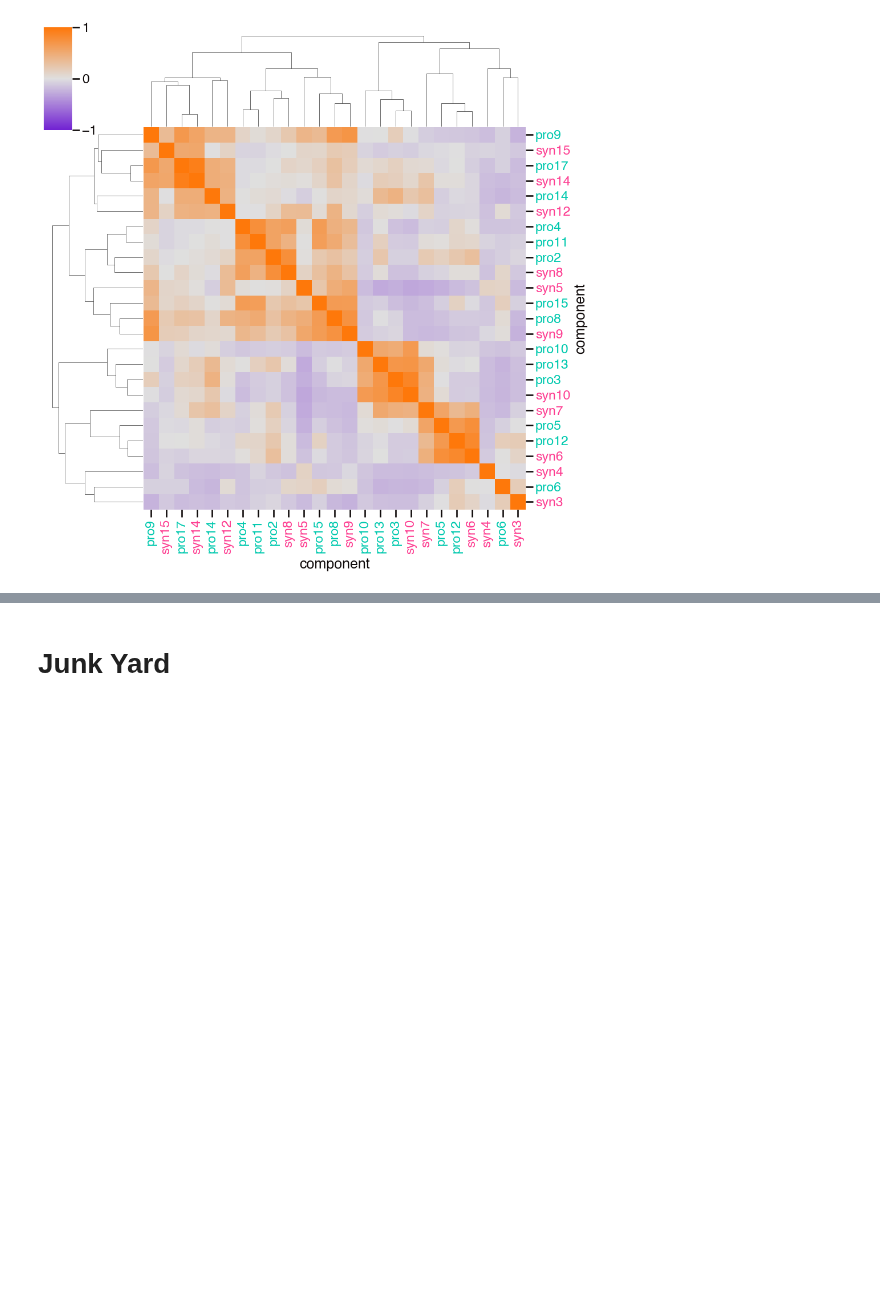
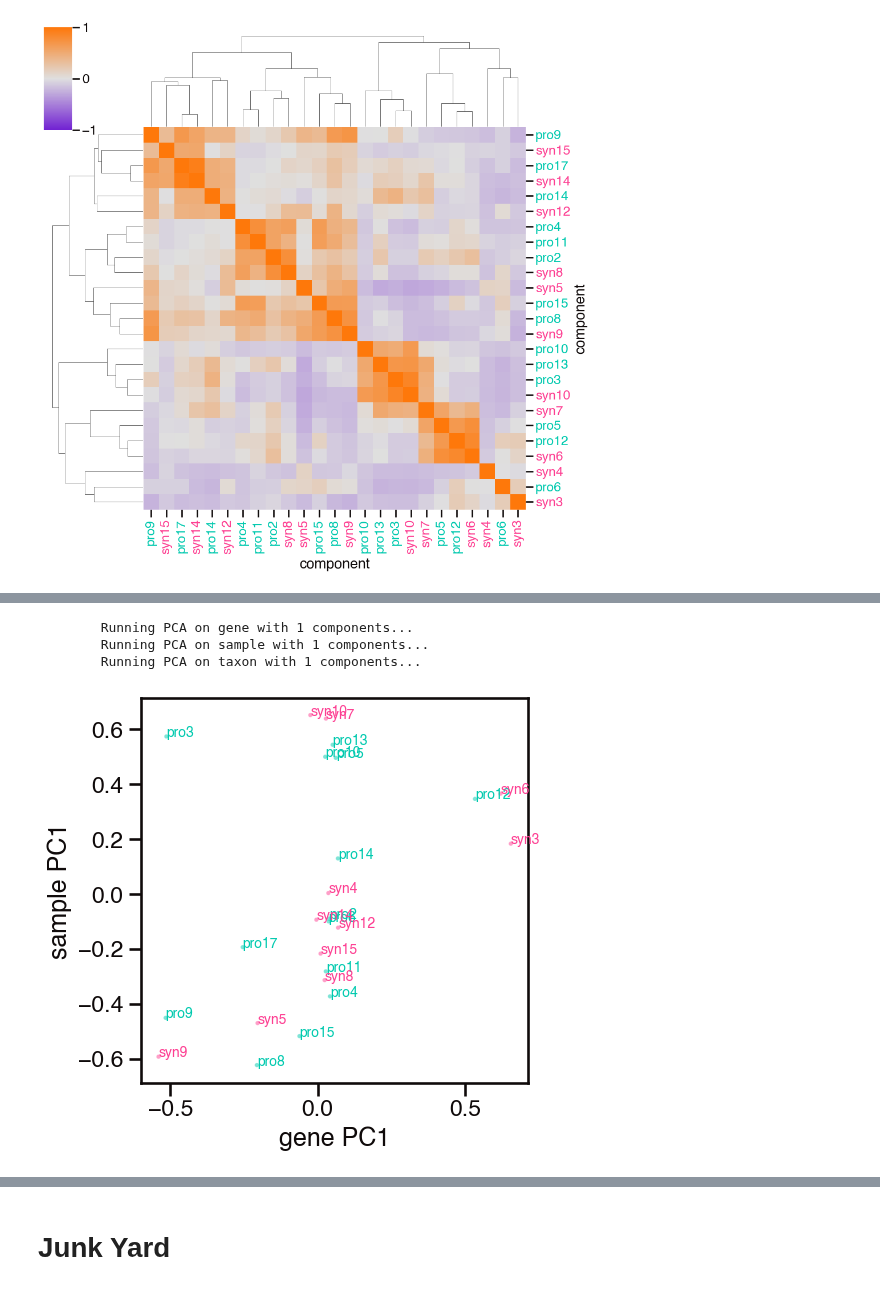
Before and after one commit to blasks/barnacle-manuscript, a Jupyter notebook: figures/6-clusters/cluster-correlation.ipynb, the cells around one changed output, grey strips where cells are left out. Saved outputs shown, nothing was run; the diff lists cells and outputs as text; code cells hidden in the pictures; blank space fills up the shorter version.

```diff
--- a/figures/6-clusters/cluster-correlation.ipynb
+++ b/figures/6-clusters/cluster-correlation.ipynb
@@ -454,0 +463,13 @@ g.savefig('combo-pro-syn-sampleweights-heatmap.png')
+# %%
+# make joint component weight dfs for each axis
+
+joint_geneweights_df = pd.merge(
+    pro_gene_df, syn_gene_df, left_index=True, right_index=True, how='outer').fillna(0)
+
+joint_sampleweights_df = pd.merge(
+    pro_sample_df, syn_sample_df, left_index=True, right_index=True, how='outer').fillna(0)
+
+joint_taxonweights_df = pd.merge(
+    pro_taxon_df, syn_taxon_df, left_index=True, right_index=True, how='outer').fillna(0)
+
+joint_taxonweights_df
@@ -454,0 +489,55 @@ g.savefig('combo-pro-syn-sampleweights-heatmap.png')
+# %%
+# run PCA on each component weight matrix
+
+# parameters
+n_components = 1
+seed = 9481
+stat = 'MeanWeight'
+threshold = 0.5
+
+embedding_df = pd.DataFrame()
+for var in ['gene', 'sample', 'taxon']:
+
+    # select input df
+    input_df = {
+        'gene': joint_geneweights_df,
+        'sample': joint_sampleweights_df,
+        'taxon': joint_taxonweights_df
+    }[var]
+    input_df = input_df.T
+
+    # run PCA
+    print('\tRunning PCA on {} with {} components...'.format(var, n_components))
+    pca_model = PCA(n_components=n_components, random_state=seed)
+    embedding = pca_model.fit_transform(input_df)
+
+    # add in metadata for each metabolite
+    result_df = pd.DataFrame(embedding, index=input_df.index, columns=[f"{var} PC1"])
+    if len(embedding_df) == 0:
+        embedding_df = result_df
+    else:
+        embedding_df = pd.merge(embedding_df, result_df, left_index=True, right_index=True, how='left')
+
+# map cyano info on df
+embedding_df = embedding_df.reset_index()
+embedding_df['genus'] = ['Prochlorococcus' if c in pro_clusters \
+                         else 'Synechococcus' for c in embedding_df.component]
+
+# make plot
+x = 'gene PC1'
+y = 'sample PC1'
+fig, ax = plt.subplot(figsize=[5, 5])
+sns.scatterplot(data=embedding_df, x=x, y=y, hue='genus', palette=[sns.color_palette()[i] for i in [2, 3]],
+                alpha=0.5, s=10, ax=ax, legend=False)
+# ax.legend(loc='center left', bbox_to_anchor=[1, 0.5]);
+
+# annotate component names
+color_map = {'Prochlorococcus': sns.color_palette()[2], 'Synechococcus': sns.color_palette()[3]}
+for i, row in embedding_df.iterrows():
+    ax.annotate(row['component'], (row[x], row[y]), color=colormap[row['genus']], size=10)
+# plt.savefig('component-weights-pca.png', bbox_inches='tight')
+# %% [output]
+        Running PCA on gene with 1 components...
+        Running PCA on sample with 1 components...
+        Running PCA on taxon with 1 components...
+[figure, added]
```
Also changed, not shown: parts of 5 cells of this notebook, 1 other file.
